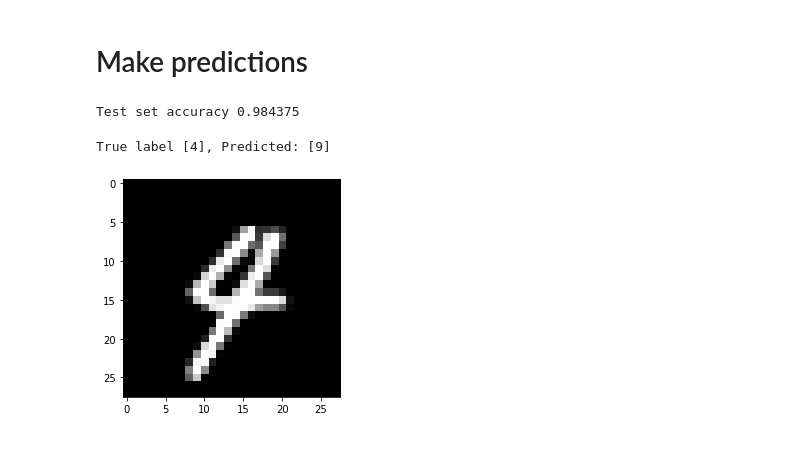
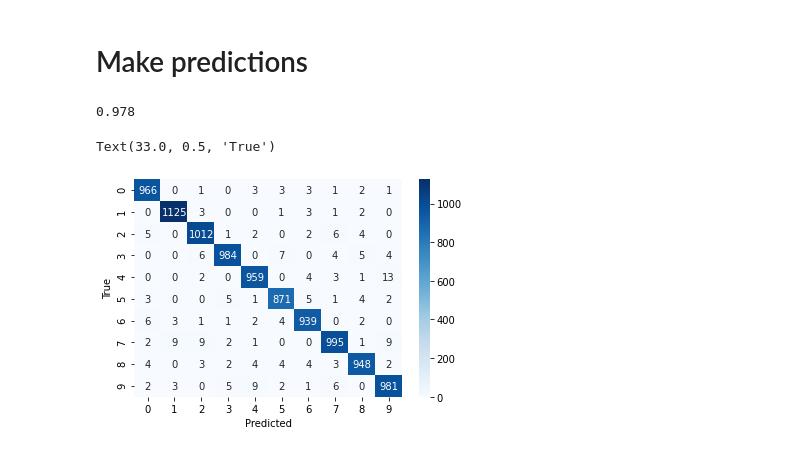
Before and after one commit to h1Logic/Neural_Networks_NumPy, a Jupyter notebook: Neural_Networks_NumPy.ipynb, the cells around one changed output. Saved outputs shown, nothing was run; the diff lists cells and outputs as text; code cells hidden in the pictures.

```diff
--- a/Neural_Networks_NumPy.ipynb
+++ b/Neural_Networks_NumPy.ipynb
@@ -245,6 +245,2 @@ plt.legend()
 # %% [markdown]
 # Make predictions
-# %%
-x, y = next(iter(test_loader))
-x = x.reshape(x.shape[0], -1).numpy()
-y = y.numpy()
@@ -253,13 +247,32 @@ out = ann(x.T)
-# %%
-acc = (sigmoid(out.T).argmax(axis=1) == y).sum() / len(x)
-print(f'Test set accuracy {acc}')
-# %% [output]
-Test set accuracy 0.984375
-# %%
-missclassified_idx = np.arange(len(x))[(out.argmax(axis=0) != y)]
-idx = np.random.choice(missclassified_idx, size=1)
-plt.imshow(x[idx].reshape(28,28), cmap='gray')
-print(f'True label {y[idx]}, Predicted: {sigmoid(ann(x[idx].reshape(1, 784).T)).argmax(axis=0)}')
-# %% [output]
-True label [4], Predicted: [9]
-[figure, removed]
+# %%
+test_loader = DataLoader(mnist_test, batch_size=100, shuffle=False)
+total = 0.
+correct = 0.
+preds = []
+true = []
+for x, y in tqdm(test_loader):
+  x = x.reshape(x.shape[0], -1).numpy()
+  y = y.numpy()
+
+  out = ann(x.T)
+  total += y.shape[0]
+  preds.append(sigmoid(out.T).argmax(axis=1))
+  true.append(y)
+  correct += (sigmoid(out.T).argmax(axis=1) == y).sum()
+correct / total
+# %% [output]
+0.978
+# %%
+preds = np.concatenate(preds)
+true = np.concatenate(true)
+# %%
+import seaborn as sns
+from sklearn.metrics import confusion_matrix
+
+cm = confusion_matrix(true, preds)
+sns.heatmap(cm, cmap=plt.cm.Blues, fmt='d', annot=True)
+plt.xlabel('Predicted')
+plt.ylabel('True')
+# %% [output]
+Text(33.0, 0.5, 'True')
+[figure, added]
```
Also changed, not shown: parts of 5 cells of this notebook.
